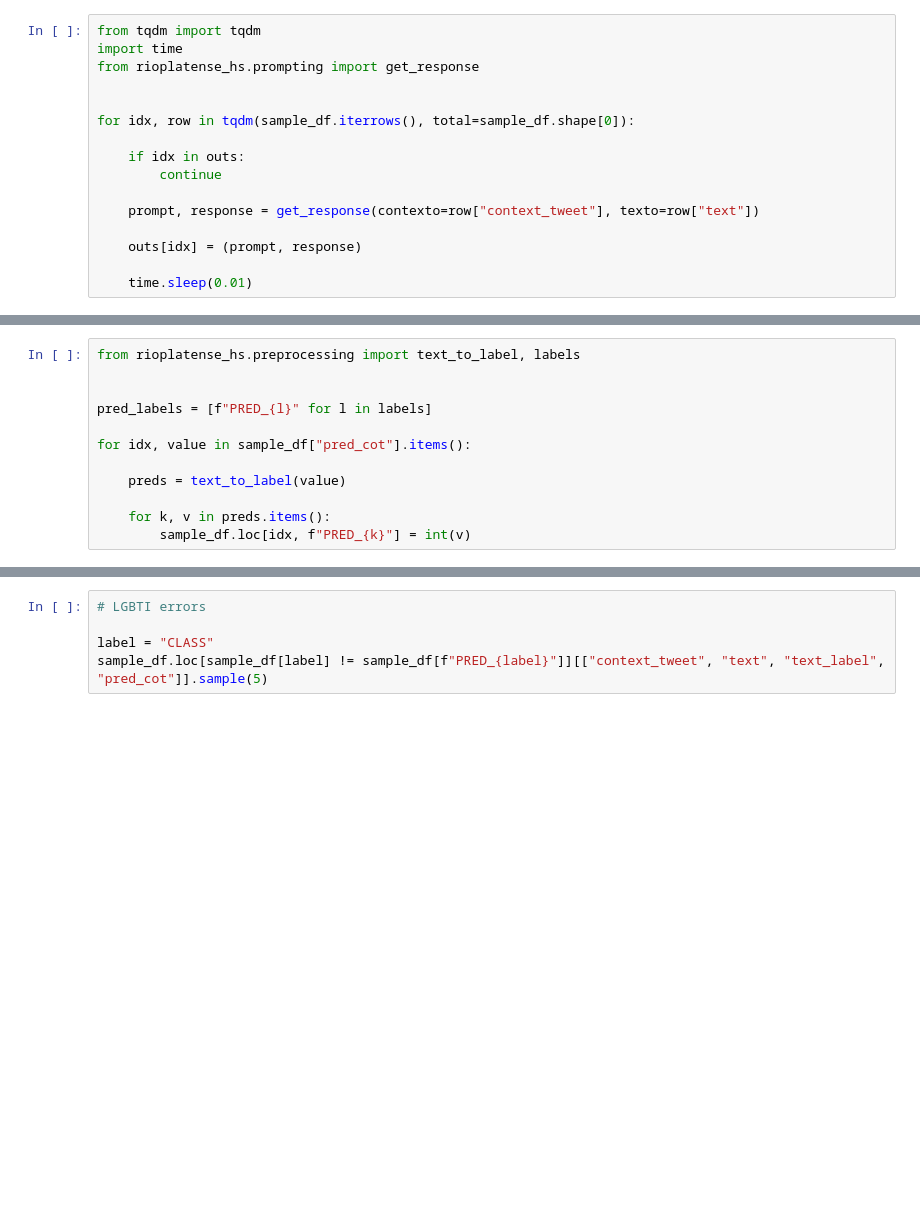
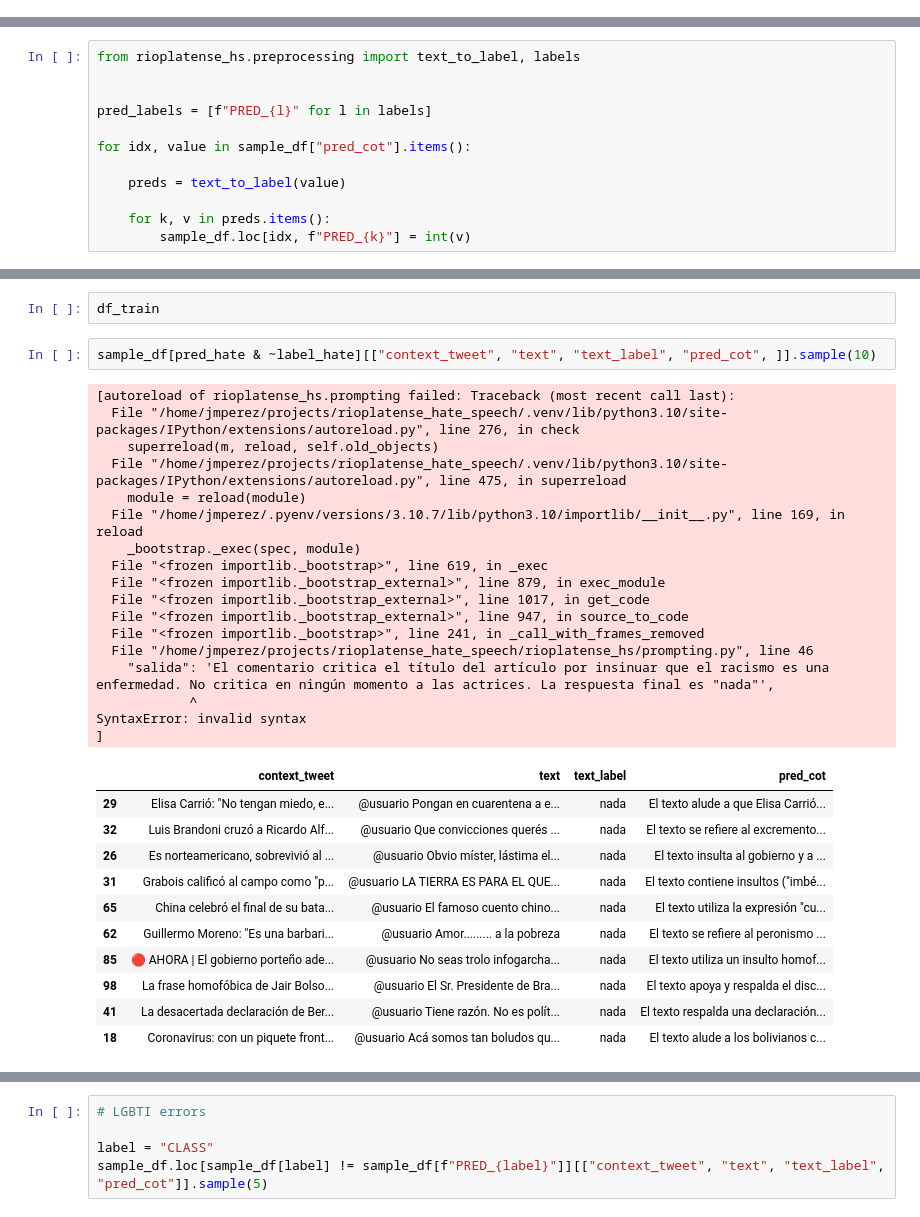
Before and after one commit to finiteautomata/rioplatense_hate_speech, a Jupyter notebook: notebooks/CoT-experiments.ipynb, the cells around one changed output, grey strips where cells are left out. Cells and saved outputs as stored; diff of their text form; blank space fills up the shorter version.

```diff
--- a/notebooks/CoT-experiments.ipynb
+++ b/notebooks/CoT-experiments.ipynb
@@ -113,16 +107,0 @@ sample_df.iloc[:100].to_csv("../data/sample_100.csv", index=False)
-# %%
-from tqdm import tqdm
-import time
-from rioplatense_hs.prompting import get_response
-
-
-for idx, row in tqdm(sample_df.iterrows(), total=sample_df.shape[0]):
-
-    if idx in outs:
-        continue
-
-    prompt, response = get_response(contexto=row["context_tweet"], texto=row["text"])
-
-    outs[idx] = (prompt, response)
-
-    time.sleep(0.01)
@@ -209 +175,34 @@ weighted avg       0.84      0.68      0.72       700
+# %%
+df_train
+# %%
+sample_df[pred_hate & ~label_hate][["context_tweet", "text", "text_label", "pred_cot", ]].sample(10)
+# %% [output]
+[autoreload of rioplatense_hs.prompting failed: Traceback (most recent call last):
+  File "/home/jmperez/projects/rioplatense_hate_speech/.venv/lib/python3.10/site-packages/IPython/extensions/autoreload.py", line 276, in check
+    superreload(m, reload, self.old_objects)
+  File "/home/jmperez/projects/rioplatense_hate_speech/.venv/lib/python3.10/site-packages/IPython/extensions/autoreload.py", line 475, in superreload
+    module = reload(module)
+  File "/home/jmperez/.pyenv/versions/3.10.7/lib/python3.10/importlib/__init__.py", line 169, in reload
+    _bootstrap._exec(spec, module)
+  File "<frozen importlib._bootstrap>", line 619, in _exec
+  File "<frozen importlib._bootstrap_external>", line 879, in exec_module
+  File "<frozen importlib._bootstrap_external>", line 1017, in get_code
+  File "<frozen importlib._bootstrap_external>", line 947, in source_to_code
+  File "<frozen importlib._bootstrap>", line 241, in _call_with_frames_removed
+  File "/home/jmperez/projects/rioplatense_hate_speech/rioplatense_hs/prompting.py", line 46
+    "salida": 'El comentario critica el título del artículo por insinuar que el racismo es una enfermedad. No critica en ningún momento a las actrices. La respuesta final es "nada"',
+            ^
+SyntaxError: invalid syntax
+]
+|  | context_tweet | text | text_label | pred_cot |
+| 29 | Elisa Carrió: "No tengan miedo, e... | @usuario Pongan en cuarentena a e... | nada | El texto alude a que Elisa Carrió... |
+| 32 | Luis Brandoni cruzó a Ricardo Alf... | @usuario Que convicciones querés ... | nada | El texto se refiere al excremento... |
+| 26 | Es norteamericano, sobrevivió al ... | @usuario Obvio míster, lástima el... | nada | El texto insulta al gobierno y a ... |
+| 31 | Grabois calificó al campo como "p... | @usuario LA TIERRA ES PARA EL QUE... | nada | El texto contiene insultos ("imbé... |
+| 65 | China celebró el final de su bata... | @usuario El famoso cuento chino... | nada | El texto utiliza la expresión "cu... |
+| 62 | Guillermo Moreno: "Es una barbari... | @usuario Amor......... a la pobreza | nada | El texto se refiere al peronismo ... |
+| 85 | 🔴 AHORA | El gobierno porteño ade... | @usuario No seas trolo infogarcha... | nada | El texto utiliza un insulto homof... |
+| 98 | La frase homofóbica de Jair Bolso... | @usuario El Sr. Presidente de Bra... | nada | El texto apoya y respalda el disc... |
+| 41 | La desacertada declaración de Ber... | @usuario Tiene razón. No es polít... | nada | El texto respalda una declaración... |
+| 18 | Coronavirus: con un piquete front... | @usuario Acá somos tan boludos qu... | nada | El texto alude a los bolivianos c... |
 # %%
```
Also changed, not shown: parts of 15 cells of this notebook, 4 other files.
